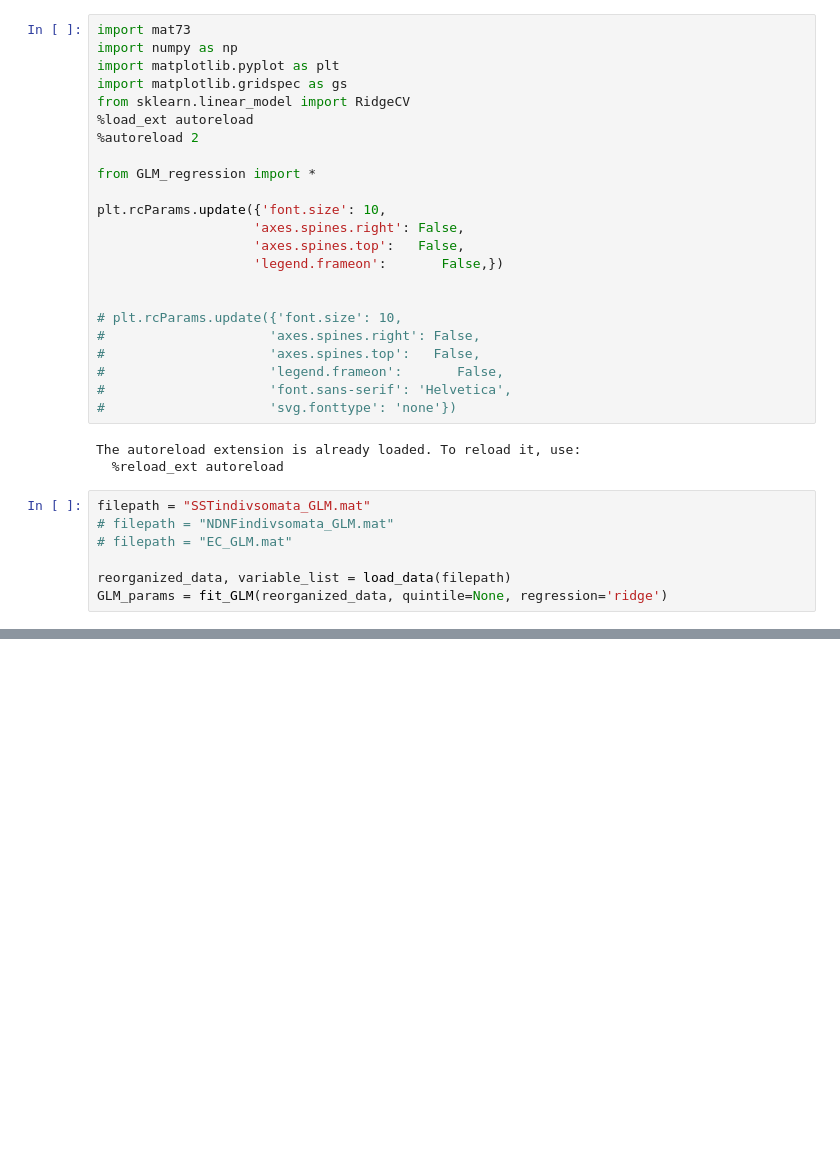
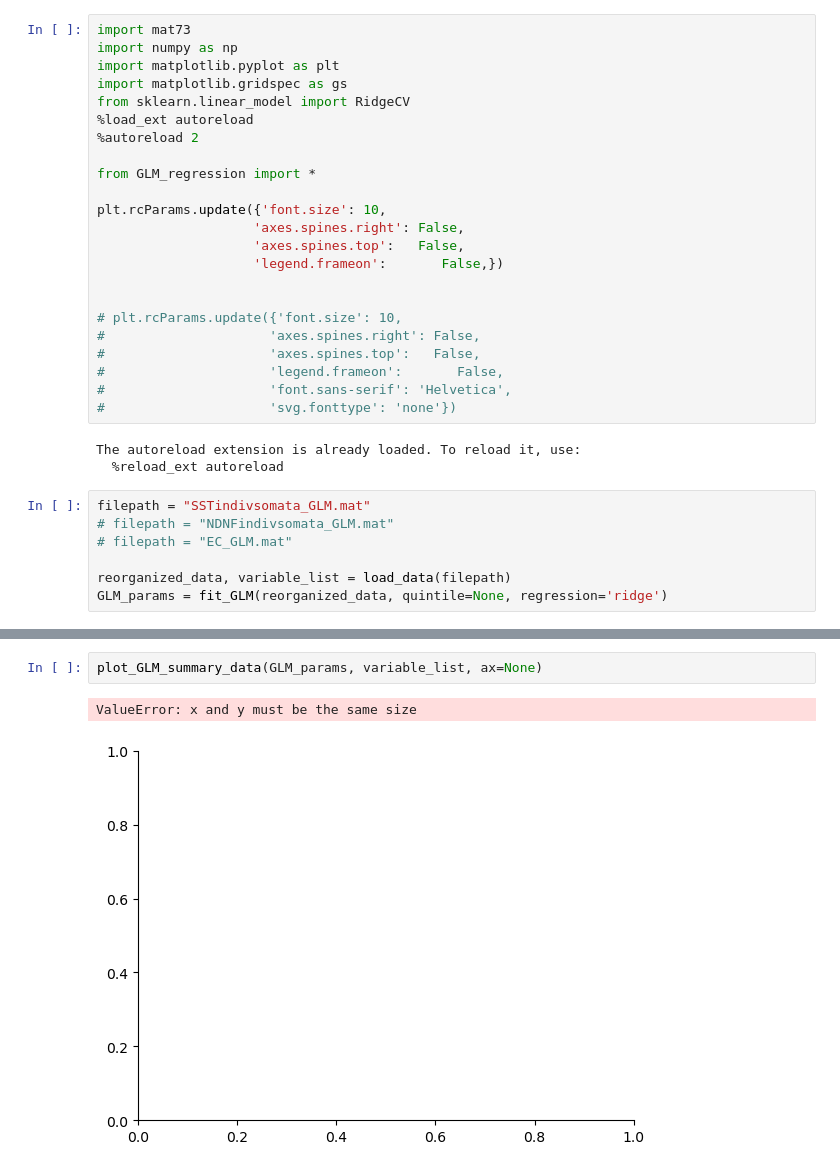
Before and after one commit to Milstein-Lab/CA1-interneuron-GLM, a Jupyter notebook: GLM_analysis_scratchpad2.ipynb, the cells around one changed output, grey strips where cells are left out. Cells and saved outputs as stored; diff of their text form; blank space fills up the shorter version.

```diff
--- a/GLM_analysis_scratchpad2.ipynb
+++ b/GLM_analysis_scratchpad2.ipynb
@@ -43,0 +59,5 @@ pearson R2 average: 0.9095754592797406
+# %%
+plot_GLM_summary_data(GLM_params, variable_list, ax=None)
+# %% [output]
+ValueError: x and y must be the same size
+[figure, added]
```
Also changed, not shown: parts of 4 cells of this notebook, 1 other file.
